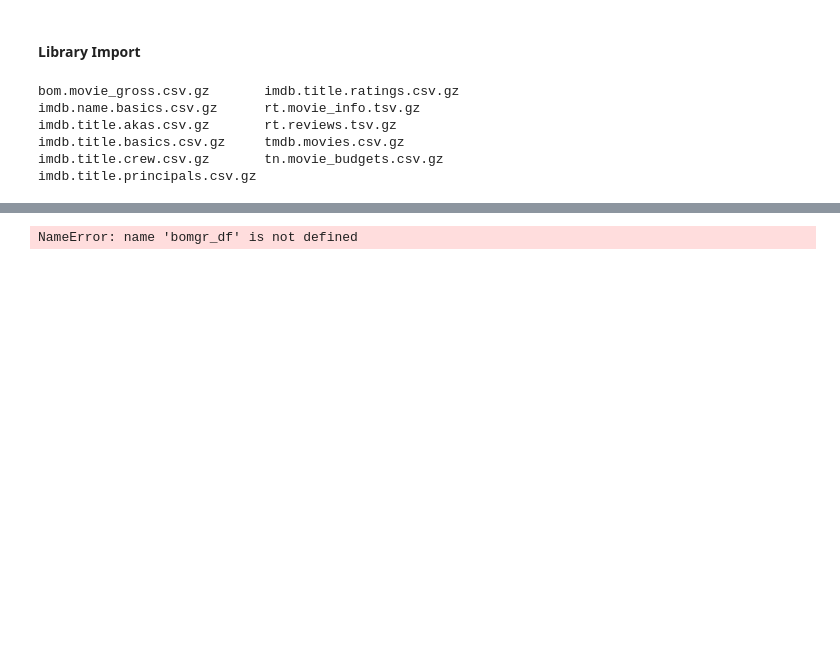
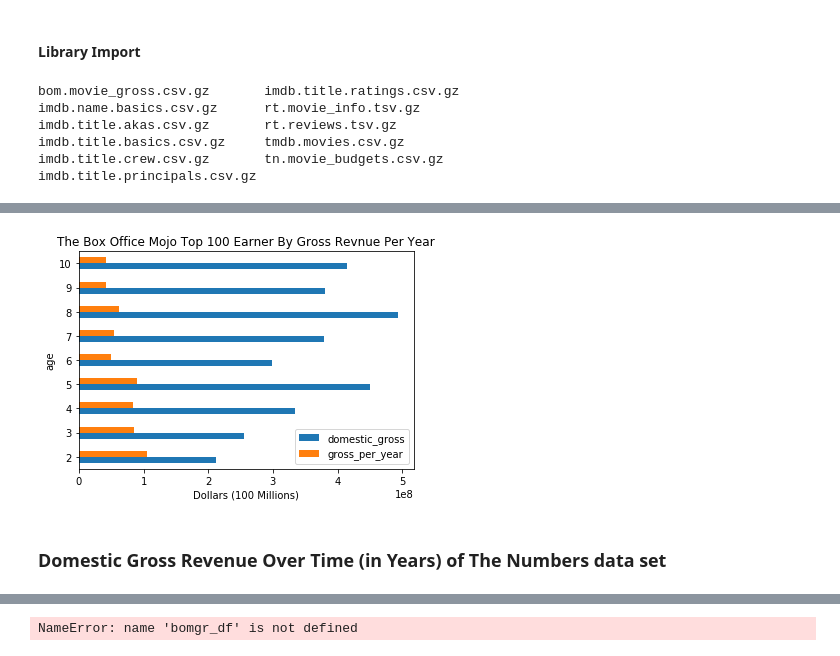
Before and after one commit to yunghanjeong/091420NYCDS_P1_G2_Project, a Jupyter notebook: prelim_eda_yung.ipynb, the cells around one changed output, grey strips where cells are left out. Drawn from its saved outputs; the diff is of its cells as text; code cells hidden in the pictures; blank space fills up the shorter version.

```diff
--- a/prelim_eda_yung.ipynb
+++ b/prelim_eda_yung.ipynb
@@ -75,0 +189,9 @@ imdb.title.principals.csv.gz
+# %%
+bom_dom_peryr_100 = bom_dom_df[bom_dom_df["title"].isin(bom_title_sort_yr_gross)]
+bom_dom_peryr_100.groupby("age").mean()[["domestic_gross", "gross_per_year"]].plot(kind="barh")
+plt.title("The Box Office Mojo Top 100 Earner By Gross Revnue Per Year");
+plt.xlabel("Dollars (100 Millions)");
+# %% [output]
+[figure, added]
+# %% [markdown]
+### Domestic Gross Revenue Over Time (in Years) of The Numbers data set
```
Also changed, not shown: parts of 60 cells of this notebook.
